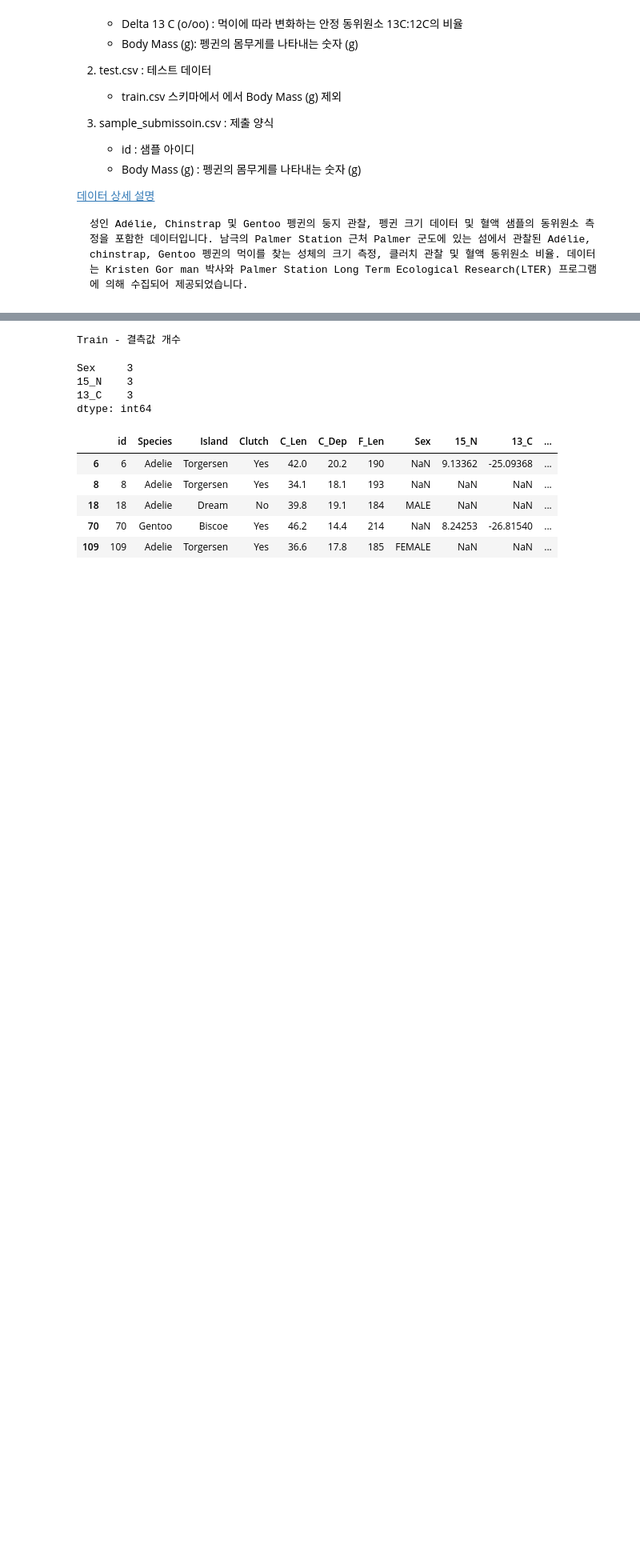
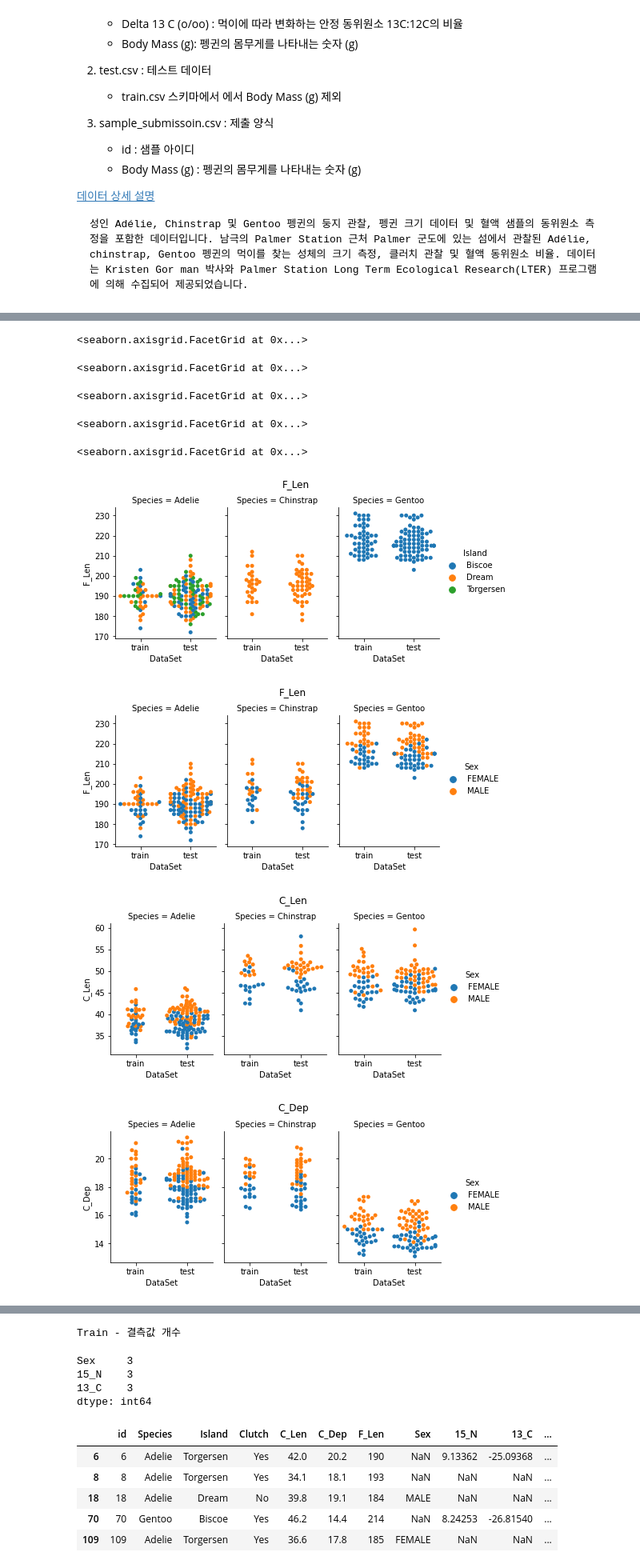
Before and after one commit to E-EE-E/MachineLearning-Study, a Jupyter notebook: Penguin_Weight/wbpark/wbpark_main.ipynb, the cells around one changed output, grey strips where cells are left out. Shown at 80% size. Saved outputs shown, nothing was run; the diff lists cells and outputs as text; code cells hidden in the pictures; blank space fills up the shorter version.

```diff
--- a/Penguin_Weight/wbpark/wbpark_main.ipynb
+++ b/Penguin_Weight/wbpark/wbpark_main.ipynb
@@ -77,0 +96,19 @@ test  데이터 크기 : 228 행 10 열
+# %%
+def cat(dataset,y_Data,hue_Data="Sex"):
+    g = sns.catplot(data=dataset,x="DataSet", y=y_Data, col="Species",
+                hue=hue_Data, height=3, aspect=0.7, kind="swarm")
+    g.fig.suptitle(y_Data,y=1.05)
+    display(g)
+
+cols = ['Species', 'Island', 'Clutch', 'Sex','C_Len', 'C_Dep', 'F_Len', '15_N', '13_C']
+df1 = train_data.loc[:,cols] ; df1['DataSet'] = 'train'
+df2 = test_data.loc[:,cols]  ; df2['DataSet'] = 'test'
+total_df = pd.concat([df1,df2],ignore_index=True)
+
+cat(total_df,"F_Len", hue_Data = "Island")
+cat(total_df,"F_Len")
+cat(total_df,"C_Len")
+cat(total_df,"C_Dep")
+cat(total_df,"15_N")
+cat(total_df,"13_C")
+# %% [output]
@@ -77,0 +116,9 @@ test  데이터 크기 : 228 행 10 열
+<seaborn.axisgrid.FacetGrid at 0x...>
+<seaborn.axisgrid.FacetGrid at 0x...>
+<seaborn.axisgrid.FacetGrid at 0x...>
+<seaborn.axisgrid.FacetGrid at 0x...>
+<seaborn.axisgrid.FacetGrid at 0x...>
+[figure, added]
+[figure, added]
+[figure, added]
+[figure, added]
```
Also changed, not shown: parts of 76 cells of this notebook, 5 other files.
